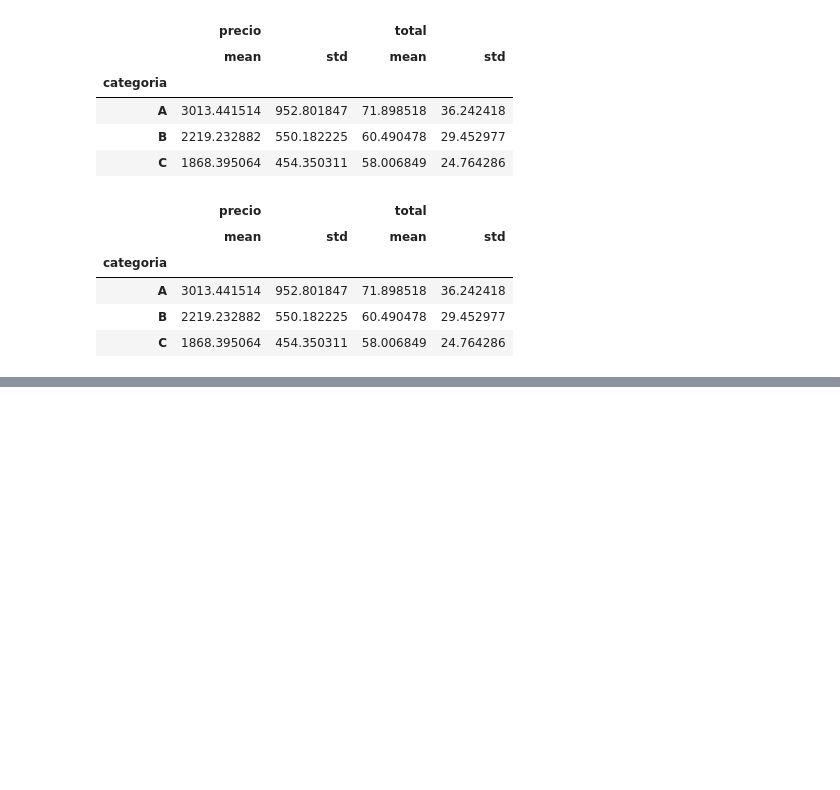
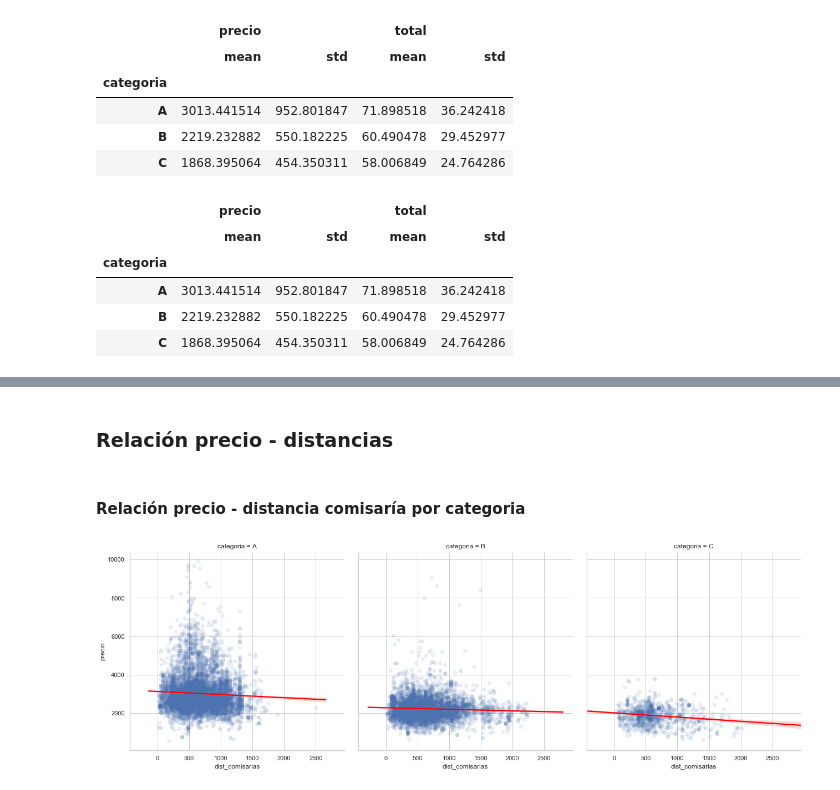
Before and after one commit to ajtowers/DH-Desafio1, a Jupyter notebook: Consultas AT.ipynb, the cells around one changed output, grey strips where cells are left out. Cells and saved outputs as stored; diff of their text form; code cells hidden in the pictures; blank space fills up the shorter version.

```diff
--- a/Consultas AT.ipynb
+++ b/Consultas AT.ipynb
@@ -92,0 +95,9 @@ sns.lmplot(x='total', y='precio', col='categoria', data=df, col_order=['A', 'B',
+# %% [markdown]
+### Relación precio - distancias
+# %% [markdown]
+#### Relación precio - distancia comisaría por categoria
+# %%
+sns.lmplot(x='dist_comisarias', y='precio', col='categoria', data=df, col_order=['A', 'B', 'C'],
+           height=6, line_kws={'color': 'red'}, scatter_kws={'alpha': 0.1});
+# %% [output]
+[figure, added]
```
Also changed, not shown: parts of 13 cells of this notebook.
